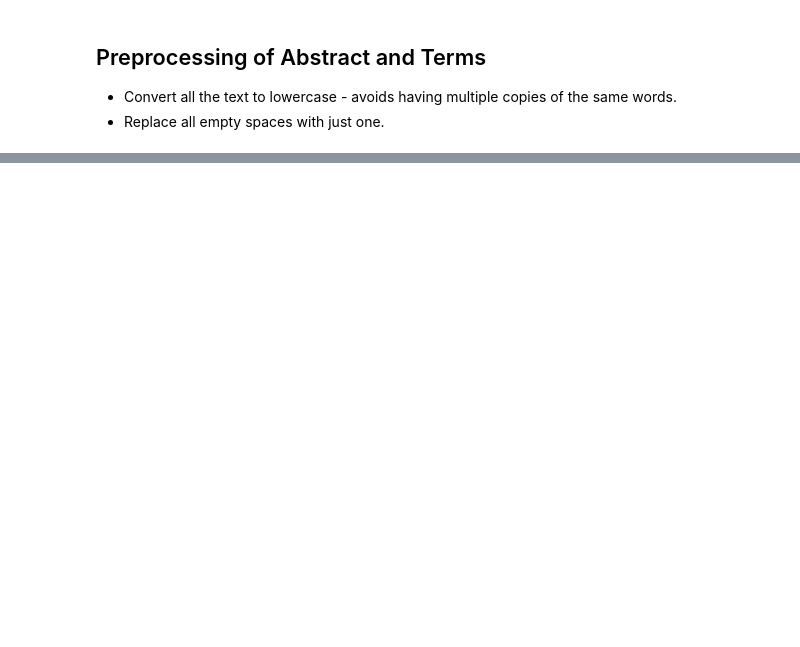
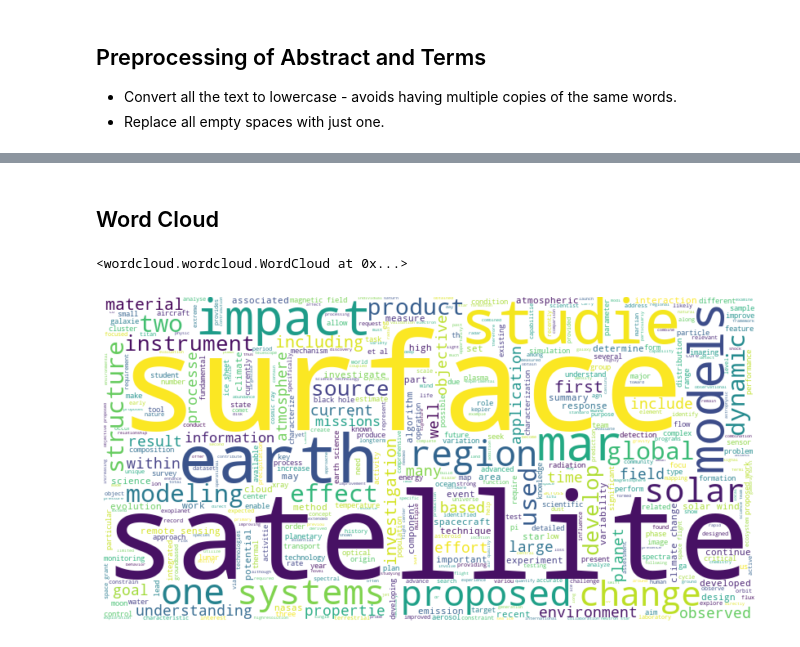
Before and after one commit to dougherta/proj2_nasa, a Jupyter notebook: nasa_clean/nasa_NLP.ipynb, the cells around one changed output, grey strips where cells are left out. Cells and saved outputs as stored; diff of their text form; code cells hidden in the pictures; blank space fills up the shorter version.

```diff
--- a/nasa_clean/nasa_NLP.ipynb
+++ b/nasa_clean/nasa_NLP.ipynb
@@ -73,0 +96,2 @@ nasa_df.sample(10)
+# %% [markdown]
+## Word Cloud
@@ -73,0 +100,7 @@ nasa_df.sample(10)
+# %%
+wc = WordCloud(background_color = 'white', max_words=2000, width=800, height=400)
+# generate word cloud
+# wc.generate(' '.join(nasa_df['proj_terms']))
+wc.generate(' '.join(nasa_df['abstract']))
+# %% [output]
+<wordcloud.wordcloud.WordCloud at 0x...>
@@ -73,0 +110,8 @@ nasa_df.sample(10)
+# %%
+# show
+plt.figure(figsize=(12, 6))
+plt.imshow(wc, interpolation='bilinear')
+plt.axis("off")
+plt.show()
+# %% [output]
+[figure, added]
```
Also changed, not shown: parts of 7 cells of this notebook, 1 other file.
